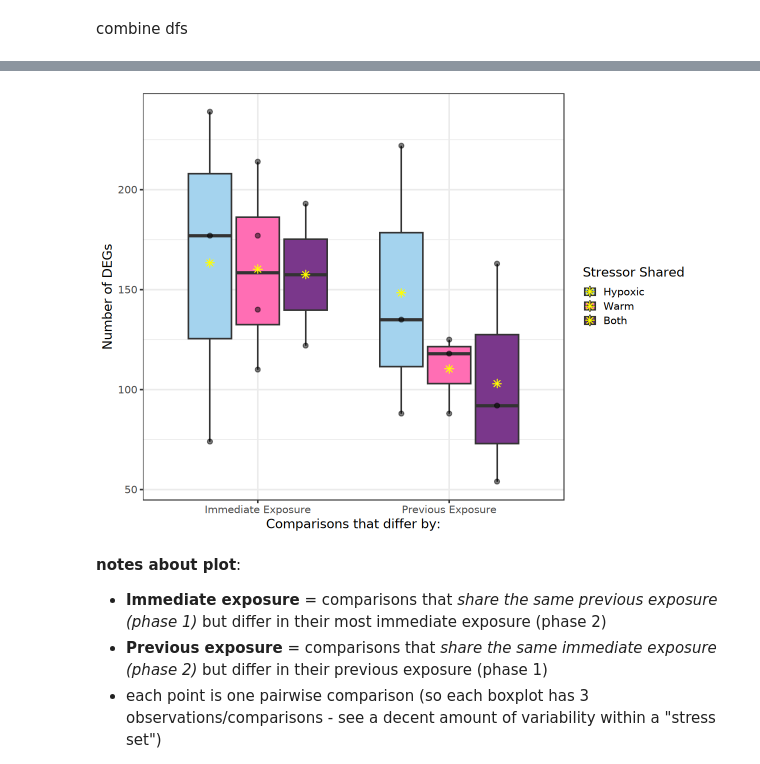
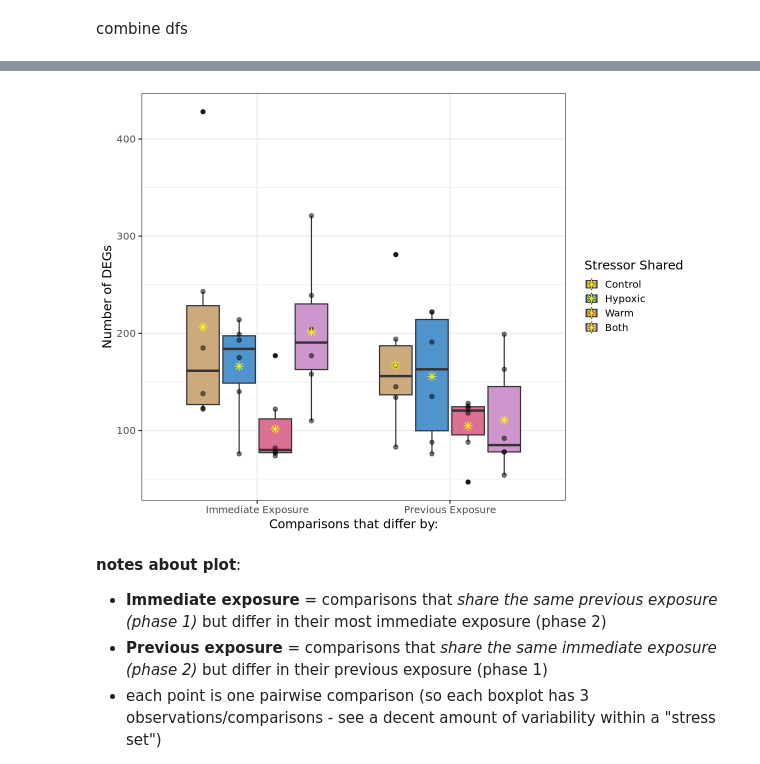
Before and after one commit to jgmcdonough/CE24_RNA-seq, a Jupyter notebook: analysis/diff_expression/phase2_v_phase2/upset_p2.v.p2.ipynb, the cells around one changed output, grey strips where cells are left out. Cells and saved outputs as stored; diff of their text form; code cells hidden in the pictures.

```diff
--- a/analysis/diff_expression/phase2_v_phase2/upset_p2.v.p2.ipynb
+++ b/analysis/diff_expression/phase2_v_phase2/upset_p2.v.p2.ipynb
@@ -1189,6 +1225,6 @@ names(deg_list)
 # %%
 # make list of dfs
-im.res = list(
+im.res.noC = list(
               # warm set
               'WH vs. WW' = deg_list$wh_ww$Gene,
               'WB vs. WW' = deg_list$wb_ww$Gene,
@@ -1255,17 +1291,33 @@ names(deg_list)
 # %%
 # make list of dfs
 prev.res = list(
+              # control set
+              'WC vs. CC' = deg_list$wc_cc$Gene,
+              'HC vs. CC' = deg_list$hc_cc$Gene,
+              'BC vs. CC' = deg_list$bc_cc$Gene,
+              'WC vs. HC' = deg_list$wc_hc$Gene,
+              'WC vs. BC' = deg_list$bc_wc$Gene,
+              'BC vs. HC' = deg_list$bc_hc$Gene,
               # warm set
               'HW vs. WW' = deg_list$hw_ww$Gene,
               'BW vs. WW' = deg_list$bw_ww$Gene,
               'HW vs. BW' = deg_list$hw_bw$Gene,
+              'HW vs. CW' = deg_list$hw_cw$Gene,
+              'BW vs. CW' = deg_list$bw_cw$Gene,
+              'WW vs. CW' = deg_list$ww_cw$Gene,
               # hypoxic set
               'WH vs. HH' = deg_list$wh_hh$Gene,
               'BH vs. HH' = deg_list$bh_hh$Gene,
               'WH vs. BH' = deg_list$wh_bh$Gene,
+              'HH vs. CH' = deg_list$hh_ch$Gene,
+              'BH vs. CH' = deg_list$bh_ch$Gene,
+              'WH vs. CH' = deg_list$wh_ch$Gene,
               # both set
               'WB vs. BB' = deg_list$wb_bb$Gene,
               'HB vs. BB' = deg_list$hb_bb$Gene,
-              'WB vs. HB' = deg_list$wb_hb$Gene
+              'WB vs. HB' = deg_list$wb_hb$Gene,
+              'BB vs. CB' = deg_list$cb_bb$Gene,
+              'HB vs. CB' = deg_list$hb_cb$Gene,
+              'WB vs. CB' = deg_list$wb_cb$Gene
               )
 # %%
@@ -1376,0 +1447,9 @@ A data.frame: 18 × 4
+# %%
+# flag outliers within each box (results x stress_set)
+res.out <- res.df |>
+  group_by(results, stress_set) |>
+  mutate(is_outlier = DEG_count < quantile(DEG_count, 0.25) - 1.5 * IQR(DEG_count) |
+                      DEG_count > quantile(DEG_count, 0.75) + 1.5 * IQR(DEG_count)) |>
+  ungroup()
+
+head(res.out)
@@ -1377,29 +1489,29 @@ A data.frame: 18 × 4
 # %%
 options(repr.plot.width = 10, repr.plot.height = 7.5)
 
-res.df$stress_set <- factor(res.df$stress_set, levels = c('Hypoxic', 'Warm', 'Both'))
+res.df$stress_set <- factor(res.df$stress_set, levels = c('Control', 'Hypoxic', 'Warm', 'Both'))
 
 ggplot(res.df, aes(x = results, y = DEG_count, fill = stress_set)) +
 geom_boxplot() +
 geom_point(alpha = 0.5, position = position_dodge(width = 0.75)) +
-scale_fill_manual(values = c("lightskyblue2", # hypoxic
-                             "hotpink1", # warm
-                             "mediumorchid4"   # both
-                             )) +
+scale_fill_manual(values = c("Hypoxic" = "steelblue3",
+                               "Warm" = "palevioletred",
+                               "Control" = "burlywood3",
+                               "Both" = "plum3")) +
 stat_summary(
     position = position_dodge(width = 0.75),
     fun = "mean",
     geom = "point",
     shape = 8,      # asterick shape
     size = 3,        # Size of the point
     color = "yellow"  # Outline color
   ) +
 theme_bw(base_size = 15) +
 labs(x = 'Comparisons that differ by:',
      y = 'Number of DEGs',
      fill = 'Stressor Shared')
 # %% [output]
-[figure, old version]
+[figure, new version]
 # %% [markdown]
 **notes about plot**:
 - **Immediate exposure** = comparisons that *share the same previous exposure (phase 1)* but differ in their most immediate exposure (phase 2)
```
Also changed, not shown: parts of 30 cells of this notebook.
